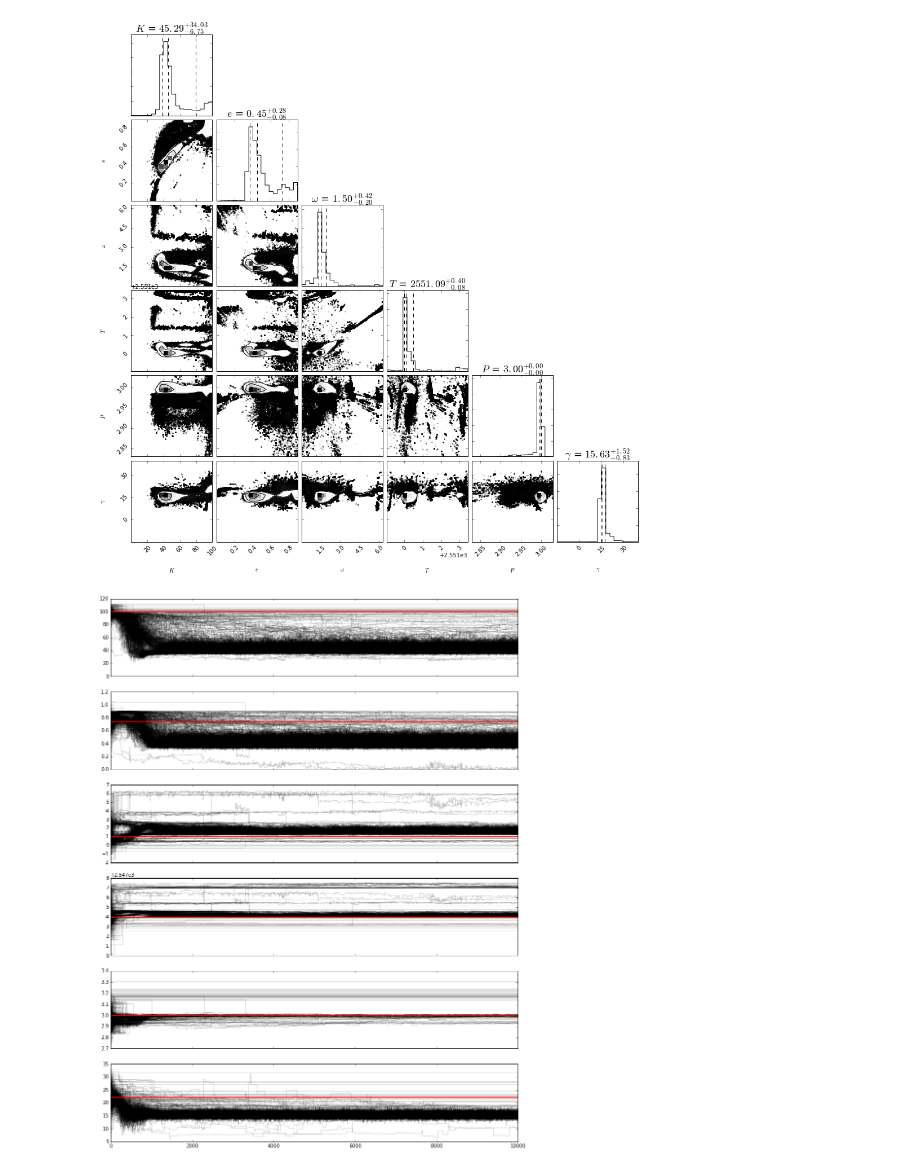
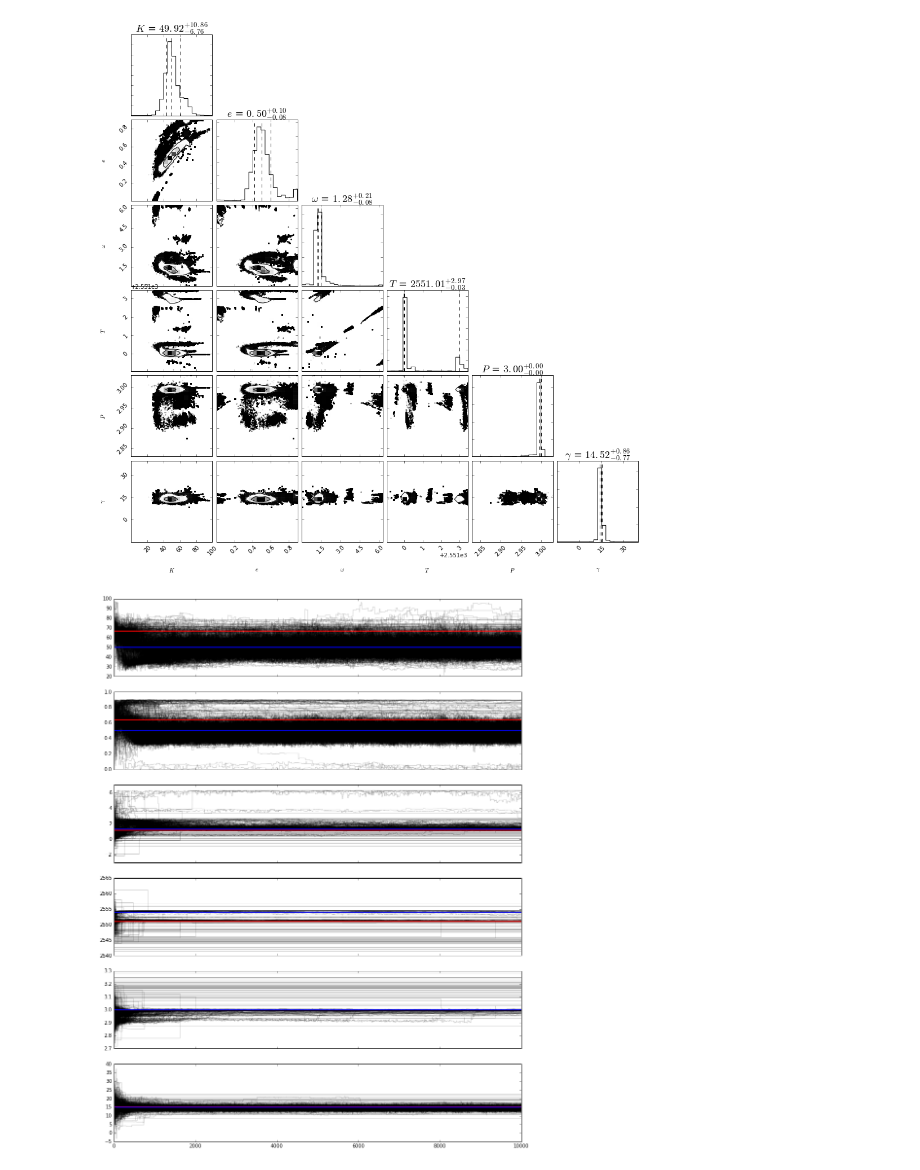
Before and after one commit to jacob-i-skinner/Orbit-Fitting, a Jupyter notebook: Fake data & test.ipynb, the cells around one changed output. Saved outputs shown, nothing was run; the diff lists cells and outputs as text; code cells hidden in the pictures.

```diff
--- a/Fake data & test.ipynb
+++ b/Fake data & test.ipynb
@@ -1,6 +1,7 @@
 # %%
 #import-libraries-and-data---------------------------------------------------------------------------------------#
 import time
+import sys
 import emcee
 import corner
 import numpy as np
@@ -58,7 +59,7 @@ JDp, JDs     = JD, JD
 samples      = 10000
 max_period   = 9
 power_cutoff = 0.4
-ndim, nwalkers, nsteps = 6, 400, 10000
+ndim, nwalkers, nsteps = 6, 600, 10000
 
 #now-do-things!--------------------------------------------------------------------------------------------------#
 
@@ -166,7 +167,7 @@ for i in range(0, nwalkers-1):
     position[i][0] = initial_guess[0] + 5  *np.random.randn(1) #K
     position[i][1] = initial_guess[1] + 0.1*np.random.randn(1) #e
     position[i][2] = initial_guess[2] + 1  *np.random.randn(1) #w
-    position[i][3] = initial_guess[3] +     np.random.randn(1) #T
+    position[i][3] = initial_guess[3] +3   *np.random.randn(1) #T
     position[i][4] = initial_guess[4] + 0.1*np.random.randn(1) #P
     position[i][5] = initial_guess[5] + 3  *np.random.randn(1) #y
 
@@ -176,7 +177,7 @@ sampler = emcee.EnsembleSampler(nwalkers, ndim, probability,
 sampler.run_mcmc(position, nsteps)
 
 #save the results of the walk
-samples = sampler.chain[:, :, :].reshape((-1, ndim))
+samples = sampler.chain[:, 1000:, :].reshape((-1, ndim))
 results = np.asarray(list(map(lambda v: (v[1], v[2]-v[1], v[1]-v[0]),
                               zip(*np.percentile(samples, [16, 50, 84], axis=0)))))
 
@@ -195,6 +196,7 @@ for i in range(ndim):
     for j in range(len(sampler.chain[:, 0, i])):
         ax[i].plot(np.linspace(0, nsteps, num=nsteps), sampler.chain[j, :, i], 'k', alpha=0.2)
     ax[i].plot(np.linspace(0, nsteps, num=nsteps) , np.ones(nsteps)*initial_guess[i], 'r', lw=2)
+    ax[i].plot(np.linspace(0, nsteps, num=nsteps) , np.ones(nsteps)*parameters[i], 'b', lw=2)
 fig.set_figheight(20)
 fig.set_figwidth(15)
 #plt.savefig('walk_results.png')
@@ -218,6 +220,10 @@ ax.plot(phases(results[4][0], results[3][0], JDs), RVs, 'rs', label='Secondary R
 ax.set_xlim([0,1])
 #plt.savefig('curve_results.png')
 
+for i, result in enumerate(sampler.sample(position, iterations=nsteps)):
+    if (i+1) % 100 == 0:
+        print("{0:5.1%}".format(float(i) / nsteps))
+
 t = time.time()
 print('Completed in ', int((t-t0)/60), ' minutes and ', int(((t-t0)/60-int((t-t0)/60))*60), 'seconds.')
 # %% [output]
@@ -225,2 +247,2 @@ Completed in  6  minutes and  42 seconds.
-[figure, old version]
+[figure, new version]
-[figure, old version]
+[figure, new version]
```
Also changed, not shown: parts of 3 cells of this notebook, 3 other files.
